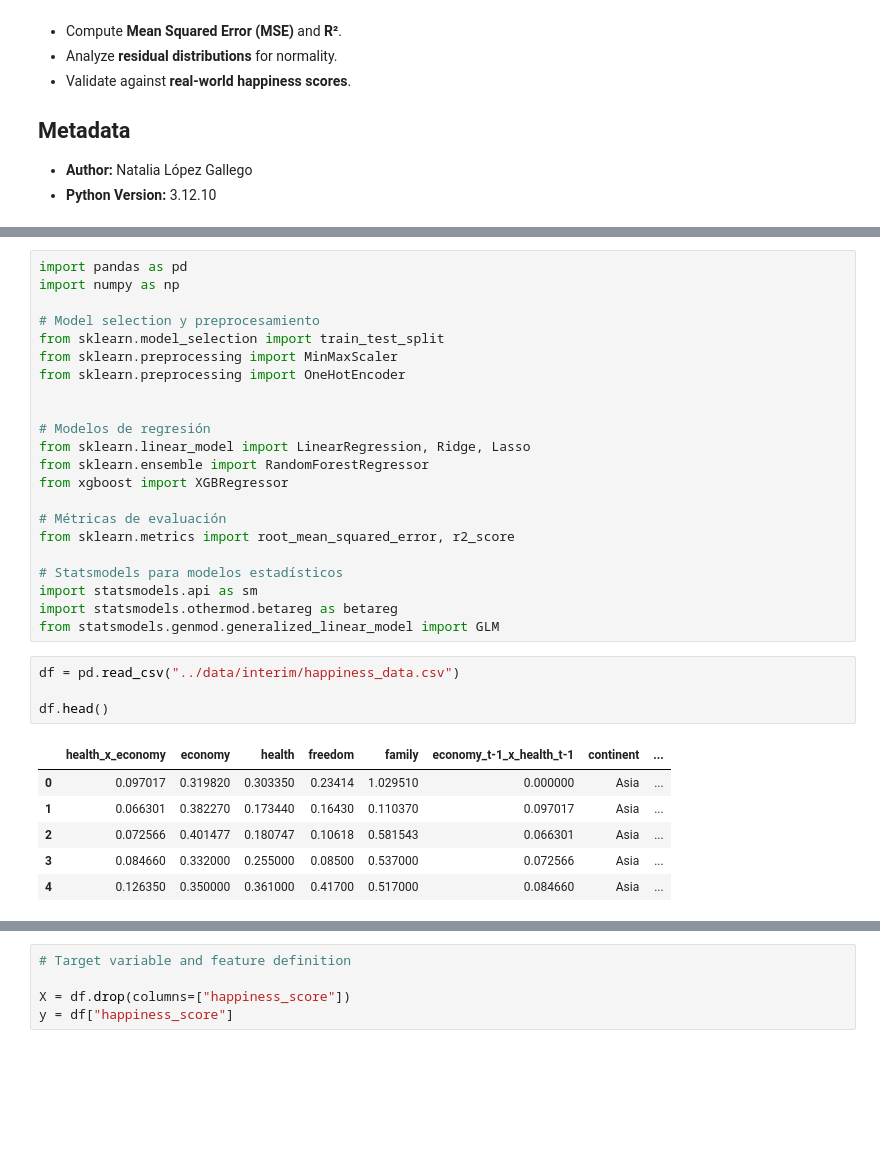
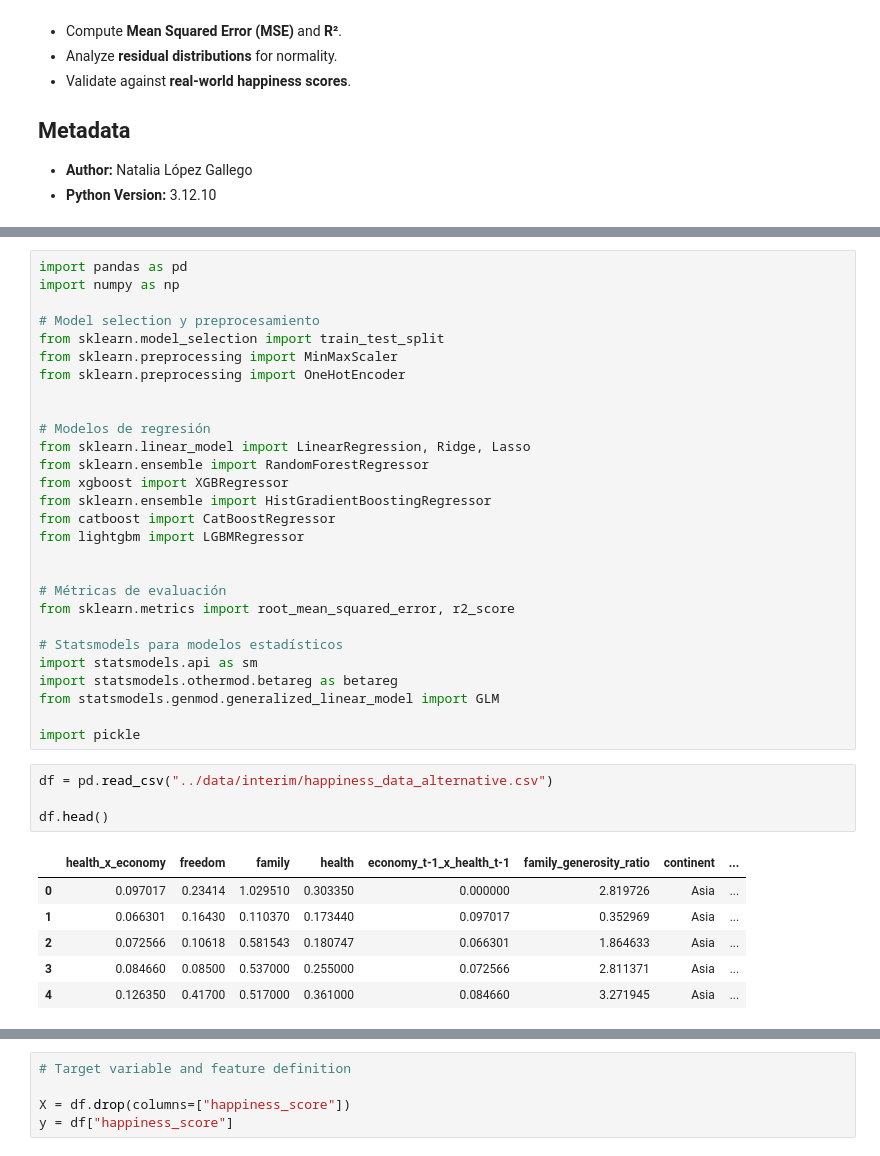
Before and after one commit to ntlg72/etl-workshop-3, a Jupyter notebook: notebooks/2.0-nlg-model_training.ipynb, the cells around one changed output, grey strips where cells are left out. Saved outputs shown, nothing was run; the diff lists cells and outputs as text; blank space fills up the shorter version.

```diff
--- a/notebooks/2.0-nlg-model_training.ipynb
+++ b/notebooks/2.0-nlg-model_training.ipynb
@@ -85,6 +86,10 @@ from sklearn.preprocessing import OneHotEncoder
 from sklearn.linear_model import LinearRegression, Ridge, Lasso
 from sklearn.ensemble import RandomForestRegressor
 from xgboost import XGBRegressor
+from sklearn.ensemble import HistGradientBoostingRegressor
+from catboost import CatBoostRegressor
+from lightgbm import LGBMRegressor
+
 
 # Métricas de evaluación
 from sklearn.metrics import root_mean_squared_error, r2_score
@@ -93,17 +98,19 @@ from sklearn.metrics import root_mean_squared_error, r2_score
 import statsmodels.api as sm
 import statsmodels.othermod.betareg as betareg
 from statsmodels.genmod.generalized_linear_model import GLM
+
+import pickle
 # %%
-df = pd.read_csv("../data/interim/happiness_data.csv")
+df = pd.read_csv("../data/interim/happiness_data_alternative.csv")
 
 df.head()
 # %% [output]
-|  | health_x_economy | economy | health | freedom | family | economy_t-1_x_health_t-1 | continent | ... |
-| 0 | 0.097017 | 0.319820 | 0.303350 | 0.23414 | 1.029510 | 0.000000 | Asia | ... |
-| 1 | 0.066301 | 0.382270 | 0.173440 | 0.16430 | 0.110370 | 0.097017 | Asia | ... |
-| 2 | 0.072566 | 0.401477 | 0.180747 | 0.10618 | 0.581543 | 0.066301 | Asia | ... |
-| 3 | 0.084660 | 0.332000 | 0.255000 | 0.08500 | 0.537000 | 0.072566 | Asia | ... |
-| 4 | 0.126350 | 0.350000 | 0.361000 | 0.41700 | 0.517000 | 0.084660 | Asia | ... |
+|  | health_x_economy | freedom | family | health | economy_t-1_x_health_t-1 | family_generosity_ratio | continent | ... |
+| 0 | 0.097017 | 0.23414 | 1.029510 | 0.303350 | 0.000000 | 2.819726 | Asia | ... |
+| 1 | 0.066301 | 0.16430 | 0.110370 | 0.173440 | 0.097017 | 0.352969 | Asia | ... |
+| 2 | 0.072566 | 0.10618 | 0.581543 | 0.180747 | 0.066301 | 1.864633 | Asia | ... |
+| 3 | 0.084660 | 0.08500 | 0.537000 | 0.255000 | 0.072566 | 2.811371 | Asia | ... |
+| 4 | 0.126350 | 0.41700 | 0.517000 | 0.361000 | 0.084660 | 3.271945 | Asia | ... |
 # %%
 # Use 'sparse_output=False' instead of 'sparse=False'
 encoder = OneHotEncoder(drop="first", sparse_output=False)
```
Also changed, not shown: parts of 9 cells of this notebook, 22 other files.
